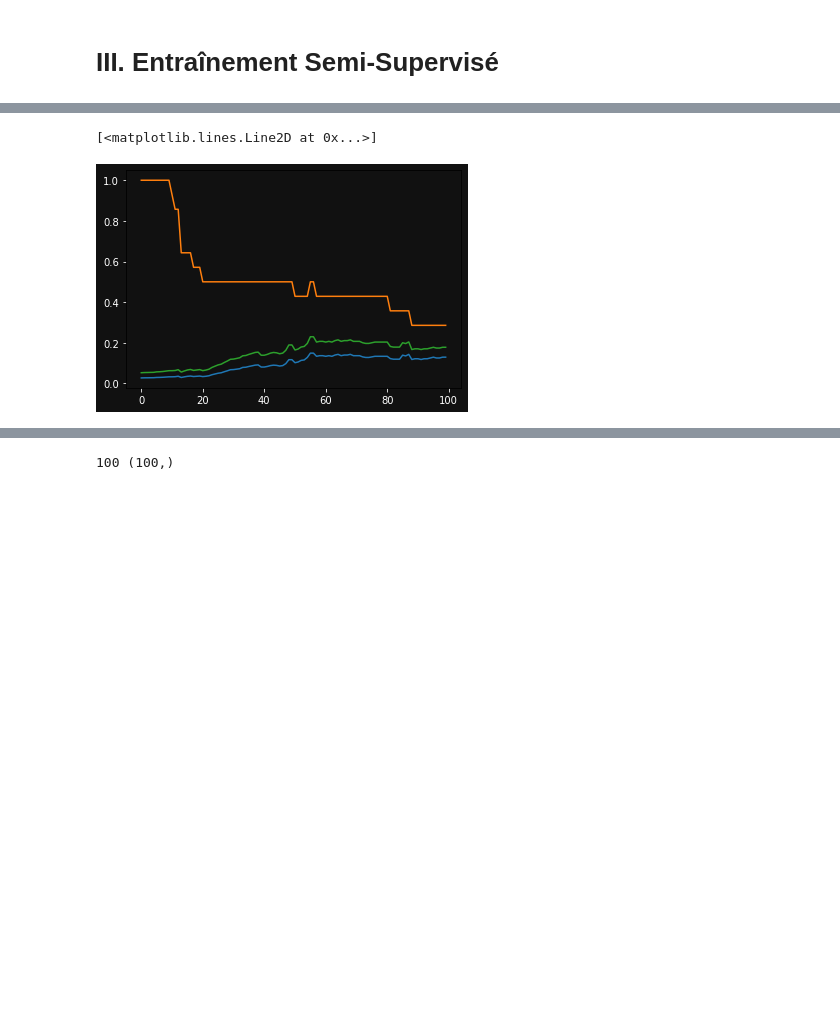
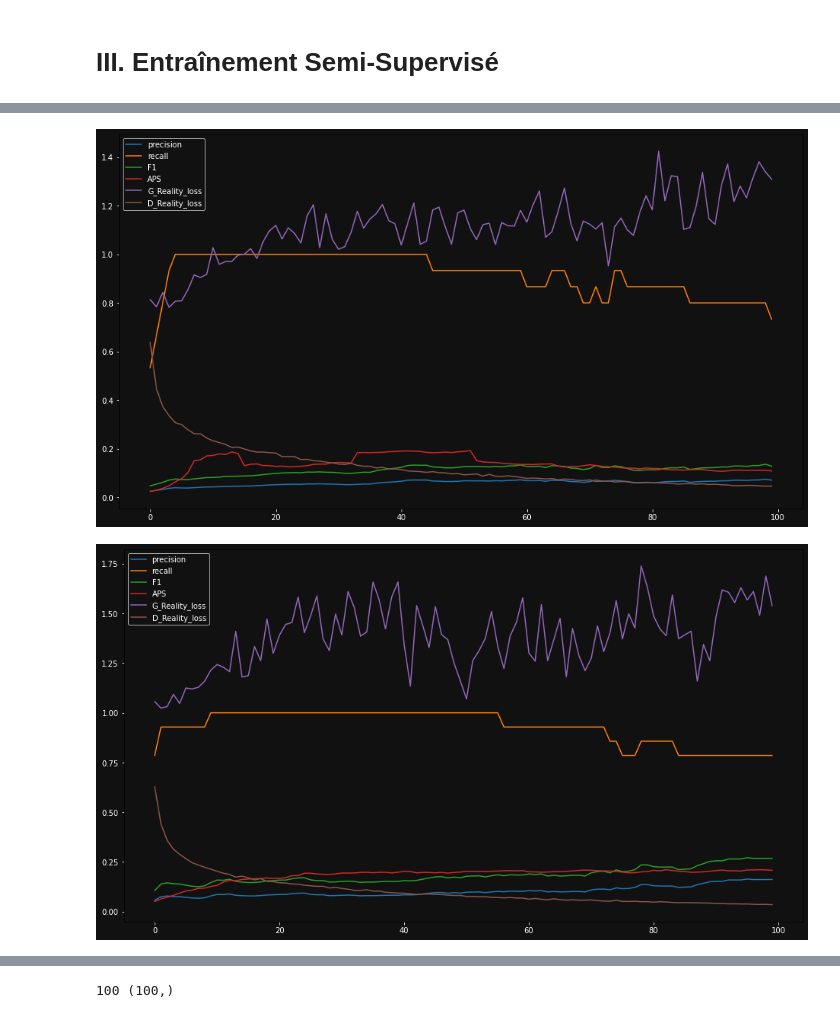
Before and after one commit to DylanBaptiste/TER-M2, a Jupyter notebook: main_ok3.ipynb, the cells around one changed output, grey strips where cells are left out. Saved outputs shown, nothing was run; the diff lists cells and outputs as text; code cells hidden in the pictures; blank space fills up the shorter version.

```diff
--- a/main_ok3.ipynb
+++ b/main_ok3.ipynb
@@ -151,7 +151,7 @@ plt.figure(figsize=(16, 9), dpi=80)
 x = sup[:,1:]
 y = sup[:,:1]
 
-precision = 3
+precision = 4
 
 e_all, c_all = np.unique(np.sort(np.round(np.mean(x, axis=1), precision)), return_counts=True)
 
@@ -558,17 +608,18 @@ def generator(latent_dim):
 	x = LeakyReLU(0.2)(BatchNormalization()(Multiply(name="Combine_Inputs_Branches")([a, b])))
 	# x = Concatenate(name="Combine_Inputs_Branches")([a, b])
 	# x = PermaDropout(0.5)(x)
-	dp_rate = 0.1
+	dp_rate = 0.0
 	x = LeakyReLU(0.2)(BatchNormalization()(Dense(32)(x)))
 	x = PermaDropout(dp_rate)(x)
 	x = LeakyReLU(0.2)(BatchNormalization()(Dense(64)(x)))
 	x = PermaDropout(dp_rate)(x)
 	x = LeakyReLU(0.2)(BatchNormalization()(Dense(128)(x)))
-	x = PermaDropout(dp_rate)(x)
+	# x = PermaDropout(dp_rate)(x)
 
 	# out = Dense(768, kernel_initializer=RandomNormal(mean=np.mean(np.mean(sup[:,1:], axis=0)), stddev=np.std(np.mean(sup[:,1:], axis=0))), name="Generated_Hidden_rep")(x) # initialisation pour un output "proche" des donné reel
-	out = Dense(768, activation="tanh", kernel_initializer=RandomNormal(mean=0.0, stddev=0.9), name="Generated_Hidden_rep")(x) # initialisation pour un output "proche" des donné reel
-	# out = Dense(768, kernel_initializer=init, name="Generated_Hidden_rep")(x)
+	# out = Dense(768, activation="tanh", use_bias=False, kernel_initializer=RandomNormal(mean=0.0, stddev=0.9), name="Generated_Hidden_rep")(x) # initialisation pour un output "proche" des donné reel
+	# out = Dense(768, activation="tanh", use_bias=False, name="Generated_Hidden_rep")(x)
+	out = Dense(768, activation="linear", use_bias=False, name="Generated_Hidden_rep")(x)
 	return Model([noise, label], out, name="Generator")
 
 def discriminator():
@@ -594,12 +645,13 @@ def discriminator():
 def creation_models(competition=True, lrs=(0.0002, 0.0002), latent_dim=100):
 	dlr, glr = lrs
 	D, D_R_only, D_L_only = discriminator()
+	doptimizer = tf.keras.optimizers.Adam(learning_rate=dlr)
 	# D_GAN_optimizer = tf.keras.optimizers.Adam(learning_rate=dlr)
 	# D.compile(loss={"Label":label_loss(flip = False), "Reality":reality_loss(flip = False)}, optimizer=D_GAN_optimizer)
 	D.compile(
 		loss    = { "Label": label_loss(flip = False), "Reality": reality_loss(flip = False) },
 		metrics = { "Label": accuracy(flip = False),   "Reality": accuracy(flip = False)     },
-		optimizer = tf.keras.optimizers.Adam(learning_rate=dlr)
+		optimizer=doptimizer
 	)
 	# display("D", [(l.trainable, l.name) for l in D.layers])
 
@@ -609,7 +661,7 @@ def creation_models(competition=True, lrs=(0.0002, 0.0002), latent_dim=100):
 		else:
 			layer.trainable = True
 
-	D_R_only.compile(loss=reality_loss(flip = False), optimizer = tf.keras.optimizers.Adam(learning_rate=dlr))
+	D_R_only.compile(loss=reality_loss(flip = False), optimizer=doptimizer)
 	# display("D_R_only", [(l.trainable, l.name) for l in D_R_only.layers])
 
 	D_L_only.trainable = True
@@ -618,7 +670,7 @@ def creation_models(competition=True, lrs=(0.0002, 0.0002), latent_dim=100):
 	D.trainable = False
 
 	G = generator(latent_dim)
-	G.compile()
+	# G.compile()
 
 	noise = Input(shape=(latent_dim,), name="GAN_input_noise")
 	label = Input(shape=(1,), name="GAN_input_label")
@@ -786,14 +838,14 @@ training_ss_hist = []
 n_Fold = 5
 n_batch = 32
 D_lr = 0.0002
-G_lr = D_lr / 1
+G_lr = D_lr / 5
 competition = False
 epochs = 100
 k_fold = StratifiedKFold(n_splits=n_Fold)
 X, y = sup_train[:, 1:], sup_train[:, :1]
 g_r_acc = 0
 n_predict = 1000
-reality, noise, labels = np.repeat(0, n_batch), generate_noise(n_batch, latent_dim), np.random.randint(0, 2, n_batch)
+reality, noise, labels = np.repeat(0, n_predict), generate_noise(n_predict, latent_dim), np.random.randint(0, 2, n_predict)
 for step, (train_index, test_index) in enumerate(k_fold.split(X, y)):
 	# print('\nTrain: %s | test: %s' % (train_index.shape, test_index.shape))
 
@@ -958,10 +1001,20 @@ array([[[0.052, 0.495],
 # %%
-i=2
-p = np.array([hs['val_precision'] for hs in training_ss_hist])[i]
-r = np.array([hs['val_recall'] for hs in training_ss_hist])[i]
-plt.plot(p)
-plt.plot(r)
-plt.plot(f1_score(p, r))
+i=3
+for i in range(n_Fold):
+    plt.figure(figsize=(16, 9))
+    p = np.array([hs['val_precision'] for hs in training_ss_hist])[i]
+    r = np.array([hs['val_recall'] for hs in training_ss_hist])[i]
+    aps = np.array([hs['val_APS'] for hs in training_ss_hist])[i]
+    G_Reality_loss = np.array([hs['G_Reality_loss'] for hs in training_ss_hist])[i]
+    D_Reality_loss = np.array([hs['D_Reality_loss'] for hs in training_ss_hist])[i]
+    plt.plot(p, label="precision")
+    plt.plot(r, label="recall")
+    plt.plot(f1_score(p, r), label="F1")
+    plt.plot(aps, label="APS")
+    plt.plot(G_Reality_loss, label="G_Reality_loss")
+    plt.plot(D_Reality_loss, label="D_Reality_loss")
+    plt.legend()
+    plt.show()
 # %% [output]
-[<matplotlib.lines.Line2D at 0x...>]
-[figure, old version]
+[figure, new version]
+[figure, added]
```
Also changed, not shown: parts of 17 cells of this notebook, 12 other files.
